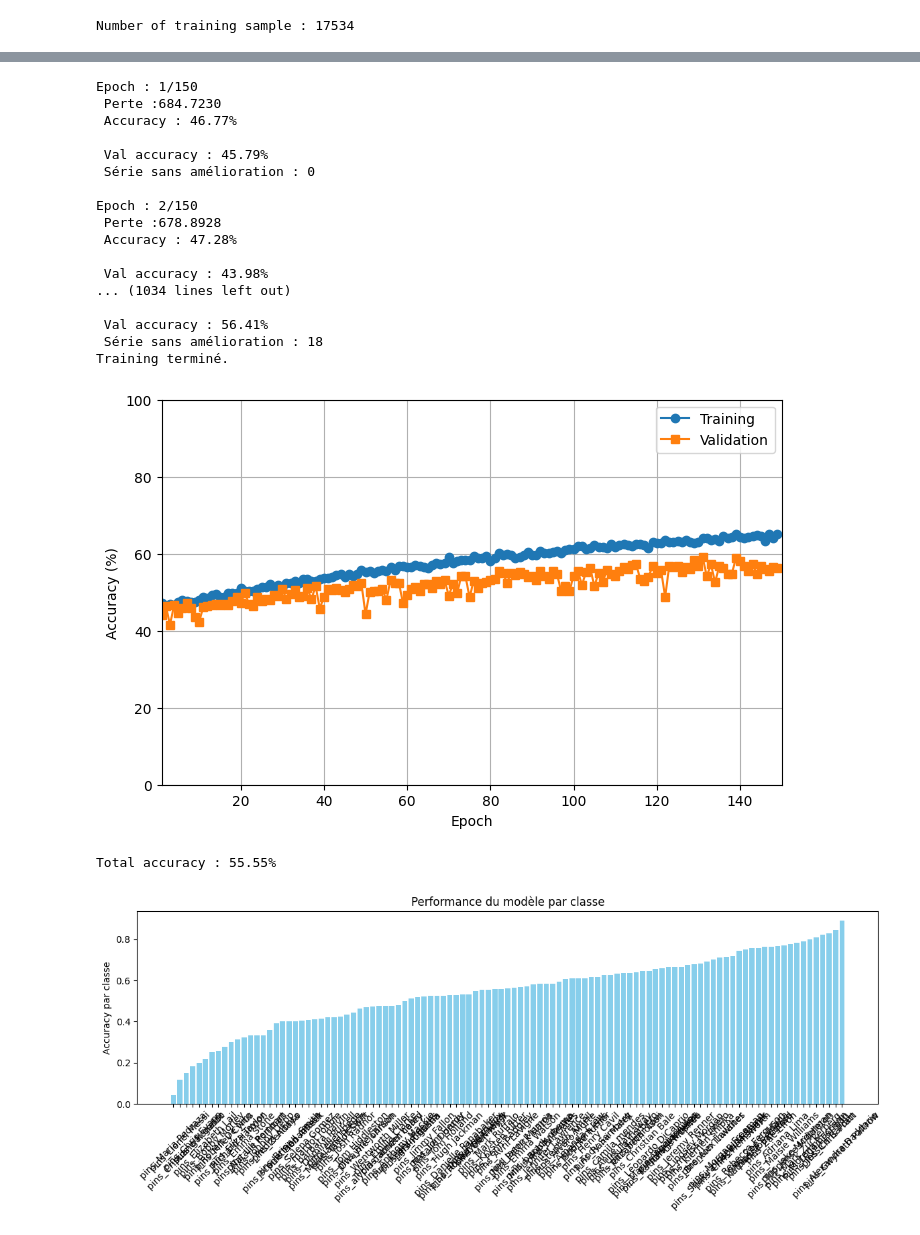
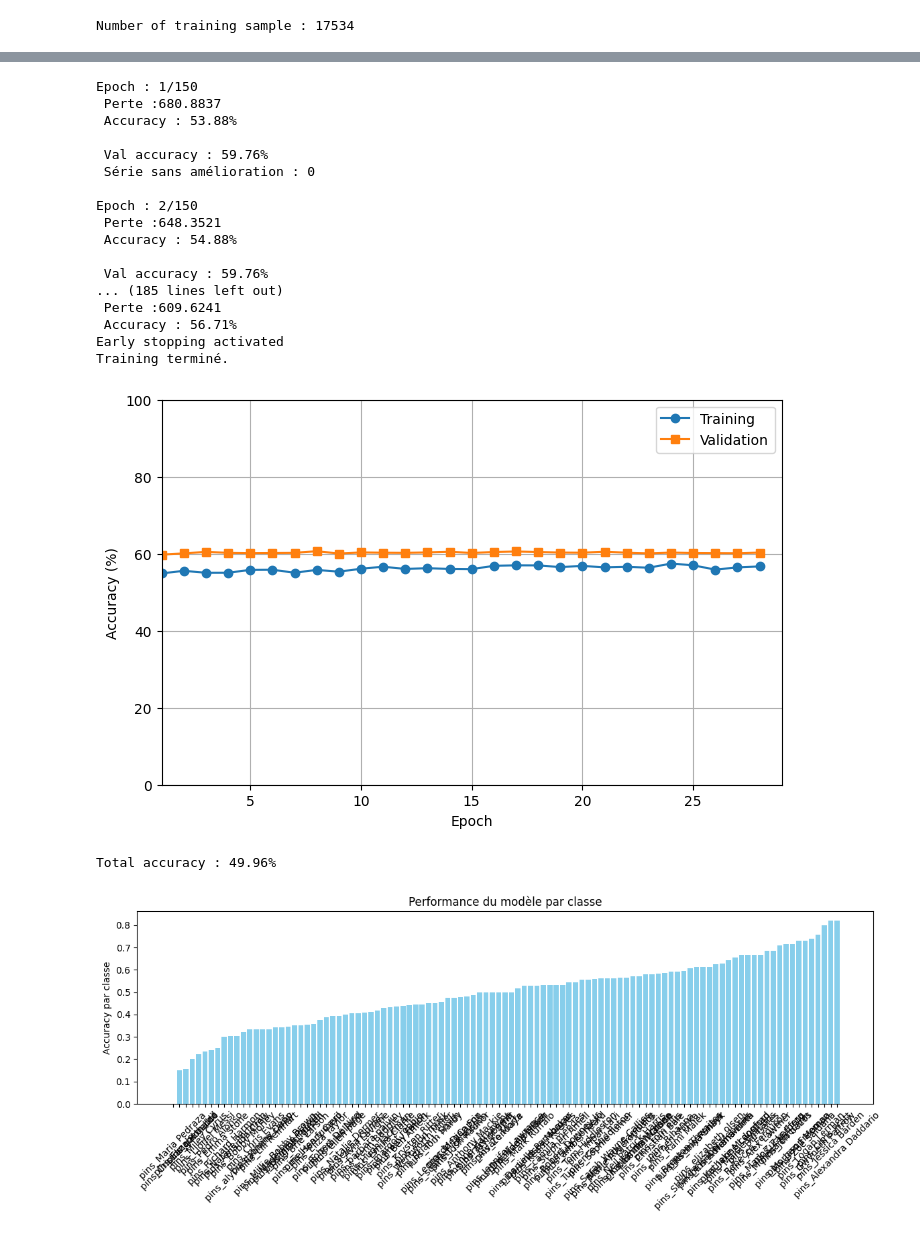
Before and after one commit to AugustinSamier/face_recog, a Jupyter notebook: feature_fusion.ipynb, the cells around one changed output, grey strips where cells are left out. Cells and saved outputs as stored; diff of their text form; code cells hidden in the pictures.

```diff
--- a/feature_fusion.ipynb
+++ b/feature_fusion.ipynb
@@ -62,10 +62,12 @@ transform_face=transforms.Compose([
     transforms.ToPILImage(), #transforme en format PIL
     transforms.Grayscale(num_output_channels=1),
     transforms.Resize((100,100)),
+    #transforms.RandomAffine(degrees=10, translate=(0.05, 0.05), scale=(0.95, 1.05)),
     transforms.RandomHorizontalFlip(), #0.5 de proba d'inverser la gauche et la droite de l'img pour rendre le modèle invariant à la symétrie
     transforms.RandomRotation(15), #applique rota random entre -10° et +10°
     transforms.ColorJitter(brightness=0.3,contrast=0.3,saturation=0.2,hue=0.02), #altère aléatoirement la luminosité et le contraste de l'image
-    transforms.ToTensor() #reconvertit l'img en format tensor
+    transforms.ToTensor(), #reconvertit l'img en format tensor
+    #transforms.RandomErasing(p=0.2),
 ])
 
 transform_eyes=transforms.Compose([
@@ -184,7 +186,8 @@ def fusion_train(X_train,y_train,nb_epoch,labels,batch_size,models=None,patience
     train_loader=DataLoader(train_dataset,batch_size=batch_size,shuffle=True)
 
     criterion=torch.nn.CrossEntropyLoss()
-    optimizer=torch.optim.Adam(list(facemodel.parameters())+list(eyesmodel.parameters())+list(fusionModel.parameters()), lr=0.001)
+    optimizer=torch.optim.Adam(list(facemodel.parameters())+list(eyesmodel.parameters())+list(fusionModel.parameters()), lr=1e-5)
+    scheduler = torch.optim.lr_scheduler.ReduceLROnPlateau(optimizer, patience=5, mode="max")
     #on veut optimiser les poids des trois modèles en même temps
     tabTrain=[]
     tabVal=[]
@@ -225,6 +228,7 @@ def fusion_train(X_train,y_train,nb_epoch,labels,batch_size,models=None,patience
         if val_split:
             true,false,tot=fusionEvaluate((facemodel,eyesmodel,fusionModel),val_loader,labels)
             val_acc=sum(true.values())/sum(tot.values())
+            scheduler.step(val_acc)
             tabVal.append(100*val_acc)
             if val_acc>best_val_acc:
                 best_val_acc=val_acc #si l'acc de la val est meilleure on l'assigne et on reset le timer
@@ -414,39 +421,39 @@ Training terminé.
 # %%
-li="FusionModels/V2/"
-models=[li+"facemodel2.pth",li+"eyesmodel2.pth",li+"fusionmode2.pth"]
+li="FusionModels/V2.2/"
+models=[li+"facemodel3.pth",li+"eyesmodel3.pth",li+"fusionmodel3.pth"]
 facemodel,eyesmodel,fusionmodel=fusion_train(X_train=X_train,y_train=y_train,nb_epoch=150,labels=labels,batch_size=32,patience=20,val_split=True,models=models)
-torch.save(facemodel.state_dict(), "facemodel3.pth")
-torch.save(eyesmodel.state_dict(), "eyesmodel3.pth")
-torch.save(fusionmodel.state_dict(), "fusionmodel3.pth")
-torch.save(facemodel.state_dict(), "facemodel3.pt")
-torch.save(eyesmodel.state_dict(), "eyesmodel3.pt")
-torch.save(fusionmodel.state_dict(), "fusionmodel3.pt")
+torch.save(facemodel.state_dict(), "facemodel4.pth")
+torch.save(eyesmodel.state_dict(), "eyesmodel4.pth")
+torch.save(fusionmodel.state_dict(), "fusionmodel4.pth")
+torch.save(facemodel.state_dict(), "facemodel4.pt")
+torch.save(eyesmodel.state_dict(), "eyesmodel4.pt")
+torch.save(fusionmodel.state_dict(), "fusionmodel4.pt")
 # %% [output]
 Epoch : 1/150
- Perte :684.7230
- Accuracy : 46.77%
+ Perte :680.8837
+ Accuracy : 53.88%
 
- Val accuracy : 45.79%
+ Val accuracy : 59.76%
  Série sans amélioration : 0
 
 Epoch : 2/150
- Perte :678.8928
- Accuracy : 47.28%
+ Perte :648.3521
+ Accuracy : 54.88%
 
- Val accuracy : 43.98%
-... (1034 lines left out)
-
- Val accuracy : 56.41%
- Série sans amélioration : 18
+ Val accuracy : 59.76%
+... (185 lines left out)
+ Perte :609.6241
+ Accuracy : 56.71%
+Early stopping activated
 Training terminé.
-[figure, old version]
+[figure, new version]
 # %%
 test_dataset=FaceEyesDataset(X_test,y_test,labels,transform_face=transform_face,transform_eyes=transform_eyes)
 test_loader=DataLoader(test_dataset,batch_size=32,shuffle=True)
 labelC,labelF,labelT=fusionEvaluate((facemodel,eyesmodel,fusionmodel),test_loader,labels,True)
 # %% [output]
-Total accuracy : 55.55%
+Total accuracy : 49.96%
-[figure, old version]
+[figure, new version]
 # %%
 torch.save(facemodel.state_dict(), "facemodel2.pth")
 torch.save(eyesmodel.state_dict(), "eyesmodel2.pth")
```
Also changed, not shown: parts of 2 cells of this notebook, 9 other files.
